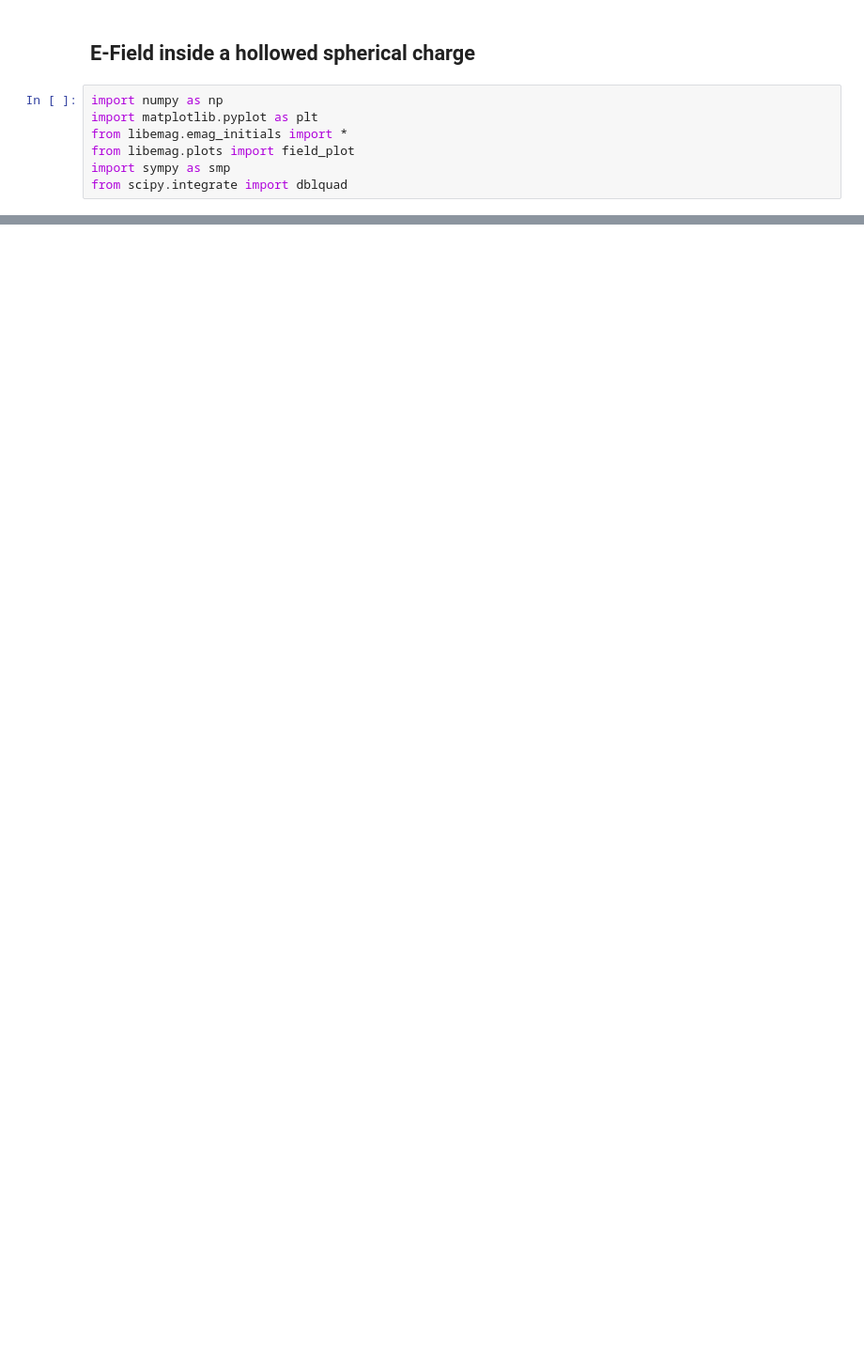
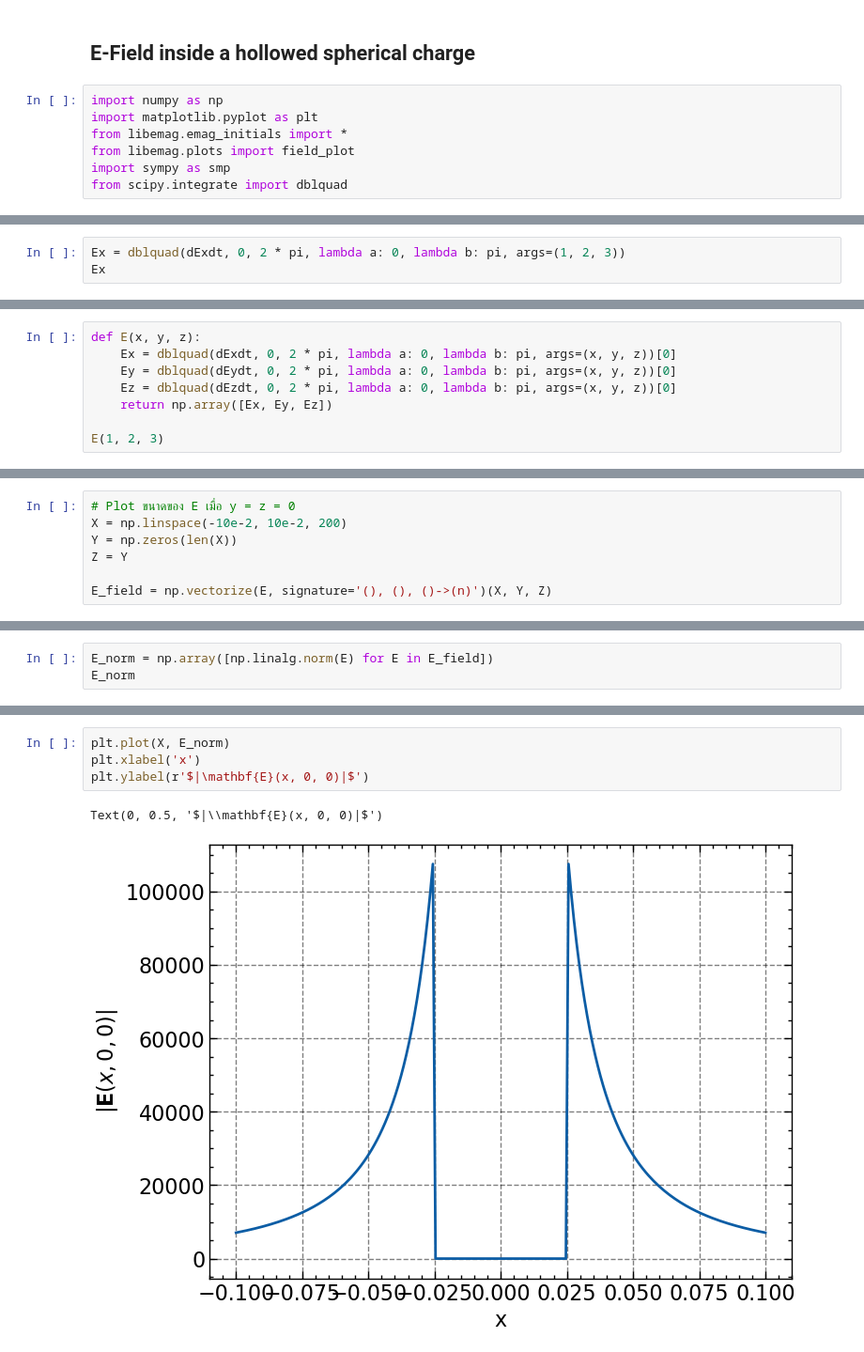
Before and after one commit to nayot/emag, a Jupyter notebook: E_Field_bounded_charge.ipynb, the cells around one changed output, grey strips where cells are left out. Shown at 94% size. Saved outputs shown, nothing was run; the diff lists cells and outputs as text; blank space fills up the shorter version.

Commit message:
new file:   E_Field_bounded_charge-HW.ipynb 	modified:   E_Field_bounded_charge.ipynb

```diff
--- a/E_Field_bounded_charge.ipynb
+++ b/E_Field_bounded_charge.ipynb
@@ -140,0 +191,3 @@ from scipy.integrate import dblquad
+# %%
+Ex = dblquad(dExdt, 0, 2 * pi, lambda a: 0, lambda b: pi, args=(1, 2, 3))
+Ex
@@ -140,0 +196,8 @@ from scipy.integrate import dblquad
+# %%
+def E(x, y, z):
+    Ex = dblquad(dExdt, 0, 2 * pi, lambda a: 0, lambda b: pi, args=(x, y, z))[0]
+    Ey = dblquad(dEydt, 0, 2 * pi, lambda a: 0, lambda b: pi, args=(x, y, z))[0]
+    Ez = dblquad(dEzdt, 0, 2 * pi, lambda a: 0, lambda b: pi, args=(x, y, z))[0]
+    return np.array([Ex, Ey, Ez])
+
+E(1, 2, 3)
@@ -140,0 +206,7 @@ from scipy.integrate import dblquad
+# %%
+# Plot ขนาดของ E เมื่อ y = z = 0
+X = np.linspace(-10e-2, 10e-2, 200)
+Y = np.zeros(len(X))
+Z = Y
+
+E_field = np.vectorize(E, signature='(), (), ()->(n)')(X, Y, Z)
@@ -140,0 +221,3 @@ from scipy.integrate import dblquad
+# %%
+E_norm = np.array([np.linalg.norm(E) for E in E_field])
+E_norm
@@ -140,0 +242,7 @@ from scipy.integrate import dblquad
+# %%
+plt.plot(X, E_norm)
+plt.xlabel('x')
+plt.ylabel(r'$|\mathbf{E}(x, 0, 0)|$')
+# %% [output]
+Text(0, 0.5, '$|\\mathbf{E}(x, 0, 0)|$')
+[figure, added]
```
Also changed, not shown: parts of 12 cells of this notebook, 1 other file.
